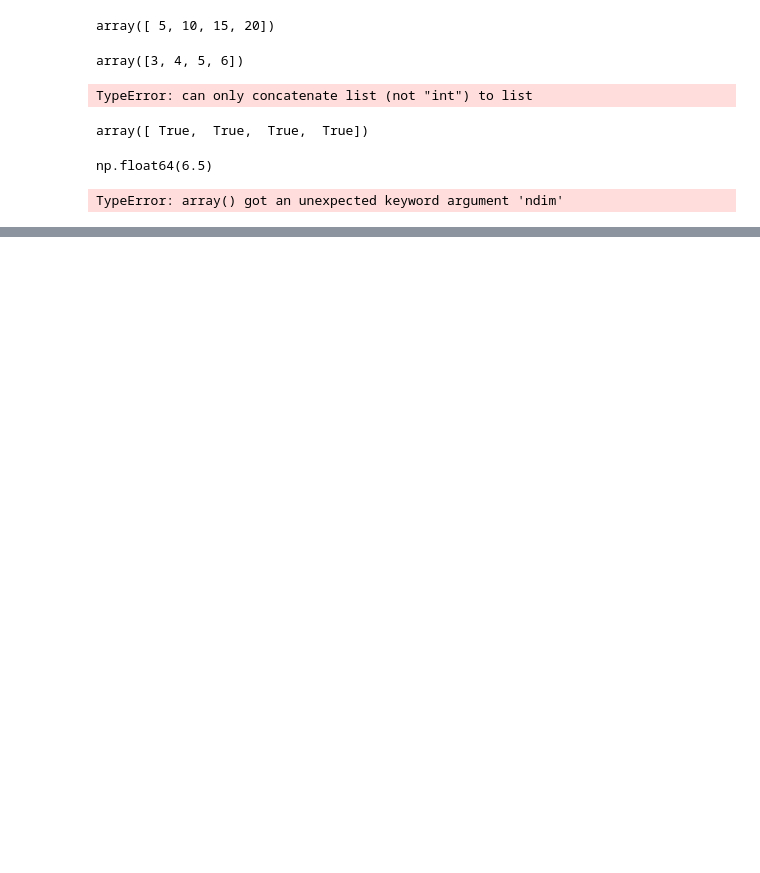
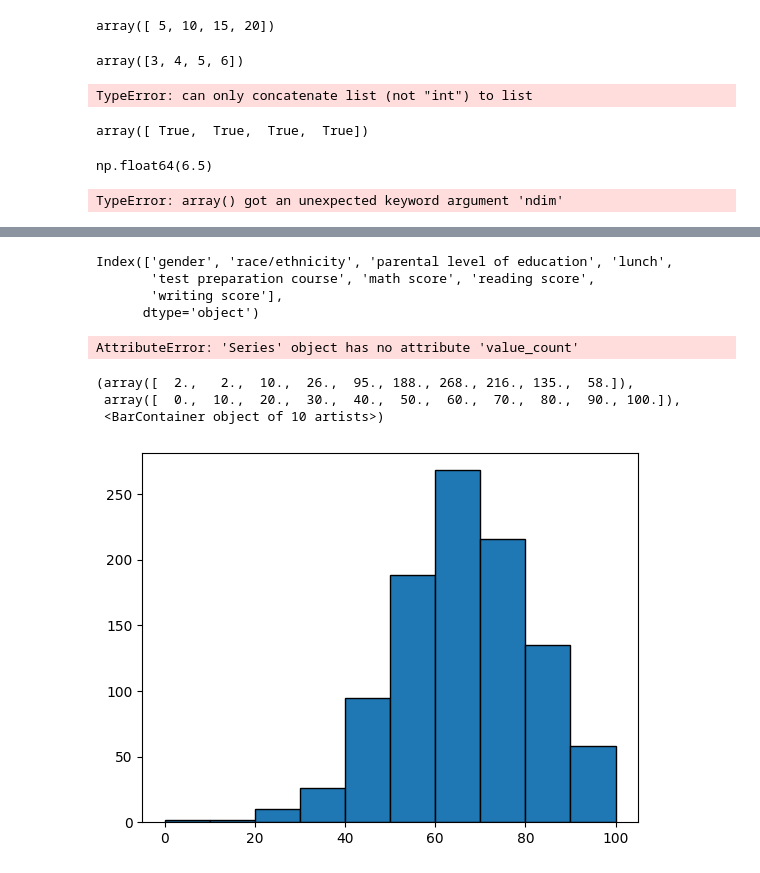
Before and after one commit to Star-obiero/Python-Basic, a Jupyter notebook: lab1.ipynb, the cells around one changed output, grey strips where cells are left out. Cells and saved outputs as stored; diff of their text form; code cells hidden in the pictures; blank space fills up the shorter version.

```diff
--- a/lab1.ipynb
+++ b/lab1.ipynb
@@ -128,0 +327,4 @@ TypeError: array() got an unexpected keyword argument 'ndim'
+# %%
+file_path=r"C:\Users\Administrator\Downloads\StudentsPerformance (1).csv"
+df=pd.read_csv(file_path)
+pd.read_csv(file_path)
@@ -128,0 +398,23 @@ TypeError: array() got an unexpected keyword argument 'ndim'
+# %%
+df.columns
+# %% [output]
+Index(['gender', 'race/ethnicity', 'parental level of education', 'lunch',
+       'test preparation course', 'math score', 'reading score',
+       'writing score'],
+      dtype='object')
+# %%
+#univariate analysis
+#categorical features
+gender=df['gender']
+gender_count=gender.value_count()
+#bargraph
+# %% [output]
+AttributeError: 'Series' object has no attribute 'value_count'
+# %%
+#Histogram
+plt.hist(df['math score'],edgecolor='black')
+# %% [output]
+(array([  2.,   2.,  10.,  26.,  95., 188., 268., 216., 135.,  58.]),
+ array([  0.,  10.,  20.,  30.,  40.,  50.,  60.,  70.,  80.,  90., 100.]),
+ <BarContainer object of 10 artists>)
+[figure, added]
```
Also changed, not shown: parts of 63 cells of this notebook, 1 other file.
